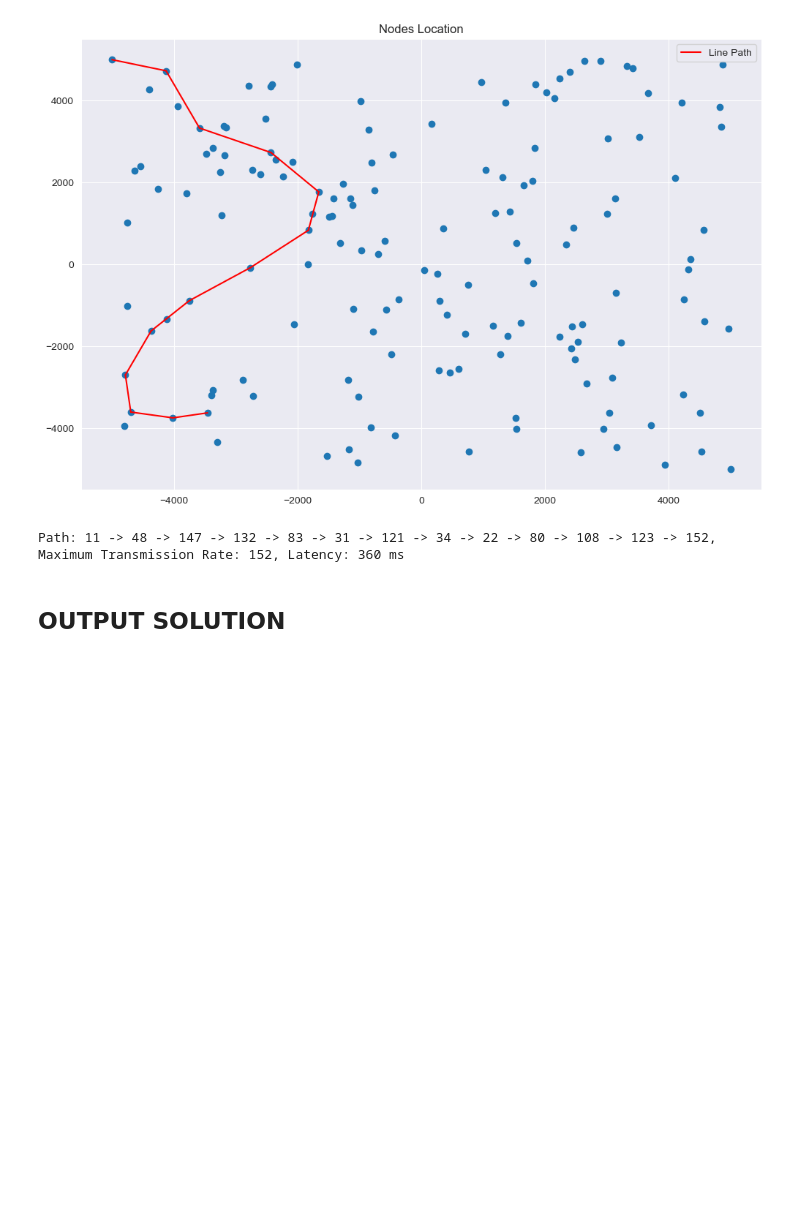
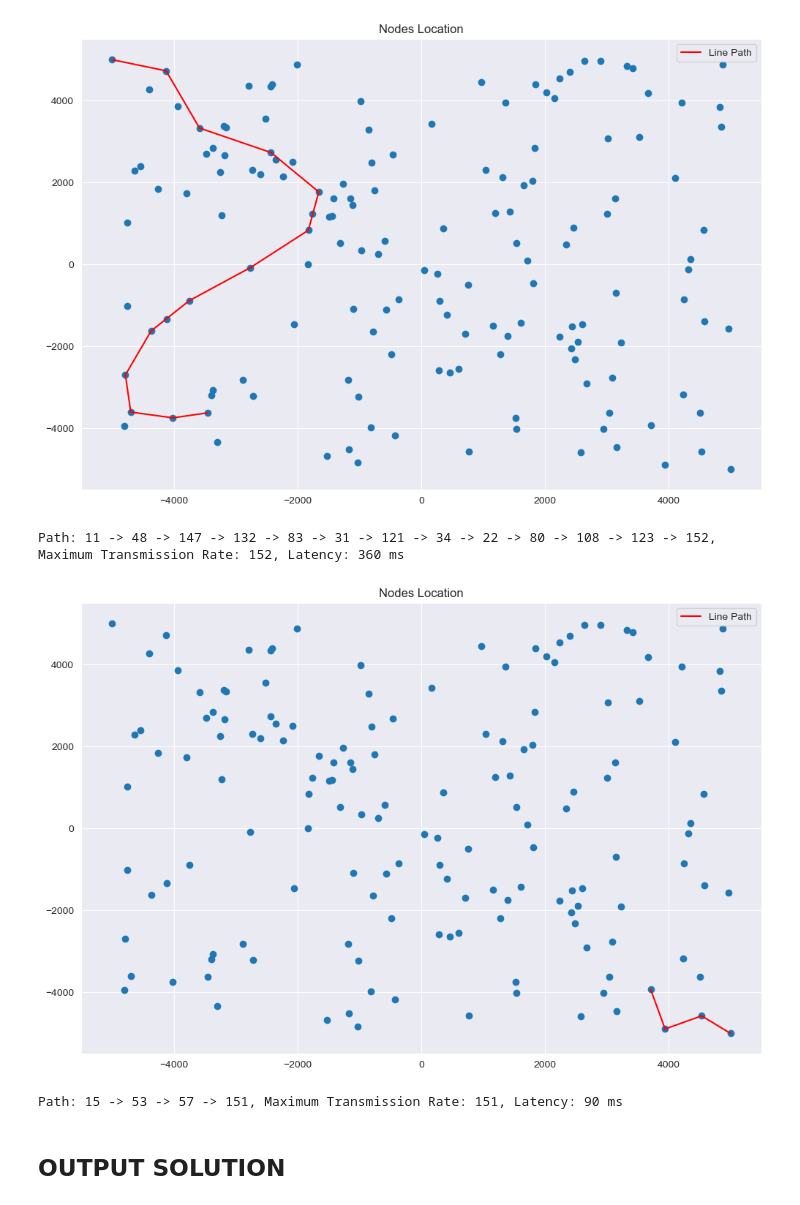
Before and after one commit to gerryfrank10/optimisation-and-algorithms, a Jupyter notebook: assesment/solution.ipynb, the cells around one changed output. Drawn from its saved outputs; the diff is of its cells as text; code cells hidden in the pictures; blank space fills up the shorter version.

```diff
--- a/assesment/solution.ipynb
+++ b/assesment/solution.ipynb
@@ -289,7 +289,7 @@ class MultipleObjectiveGraph:
         """
         Find the path and the best base station (151 or 152).
         :param start_vertex: Starting node
-        :return:
+        :return: best_base_station, best_path, best_latency
         """
         max_transmission_151, min_hops_151, path_151 = self._find_path(start_vertex, '151')
         max_transmission_152, min_hops_152, path_152 = self._find_path(start_vertex, '152')
@@ -436,6 +436,15 @@ print(f"Path: {best_path}, Maximum Transmission Rate: {max_transmission}, Latenc
 # %% [output]
 [figure]
 Path: 11 -> 48 -> 147 -> 132 -> 83 -> 31 -> 121 -> 34 -> 22 -> 80 -> 108 -> 123 -> 152, Maximum Transmission Rate: 152, Latency: 360 ms
+# %%
+max_transmission, best_path, best_latency = g.path_to_node('15')
+
+points = list(map(int, best_path.split(' -> ')))
+plot_points(position_data, points)
+print(f"Path: {best_path}, Maximum Transmission Rate: {max_transmission}, Latency: {best_latency} ms")
+# %% [output]
+[figure, added]
+Path: 15 -> 53 -> 57 -> 151, Maximum Transmission Rate: 151, Latency: 90 ms
 # %% [markdown]
 ## OUTPUT SOLUTION
 # %%
```
Also changed, not shown: 5 other files.
